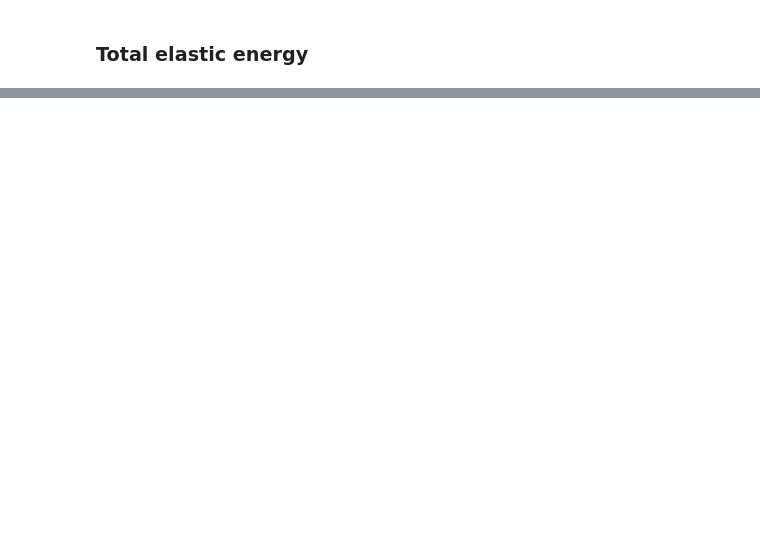
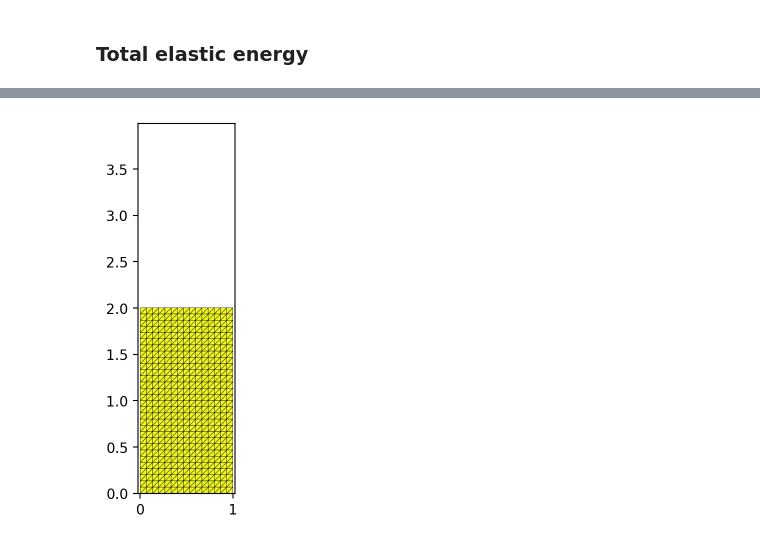
Before and after one commit to rufat-badal/tvemoves, a Jupyter notebook: example.ipynb, the cells around one changed output, grey strips where cells are left out. Cells and saved outputs as stored; diff of their text form; code cells hidden in the pictures; blank space fills up the shorter version.

```diff
--- a/example.ipynb
+++ b/example.ipynb
@@ -79,0 +115,12 @@ for i in range(len(sim.steps)):
+# %%
+fps = 15
+eps = 1 / 15
+params = SimulationParams(initial_temperature=0.0, search_radius=100, fps=fps, scale=eps)
+num_steps = int(simulation_end * fps)
+
+sim = Simulation(domain, params, external_temperature, boundary_traction)
+sim.run(num_steps=num_steps - 2)
+# %%
+sim.save_animation()
+# %% [output]
+[figure, added]
```
Also changed, not shown: parts of 7 cells of this notebook.
